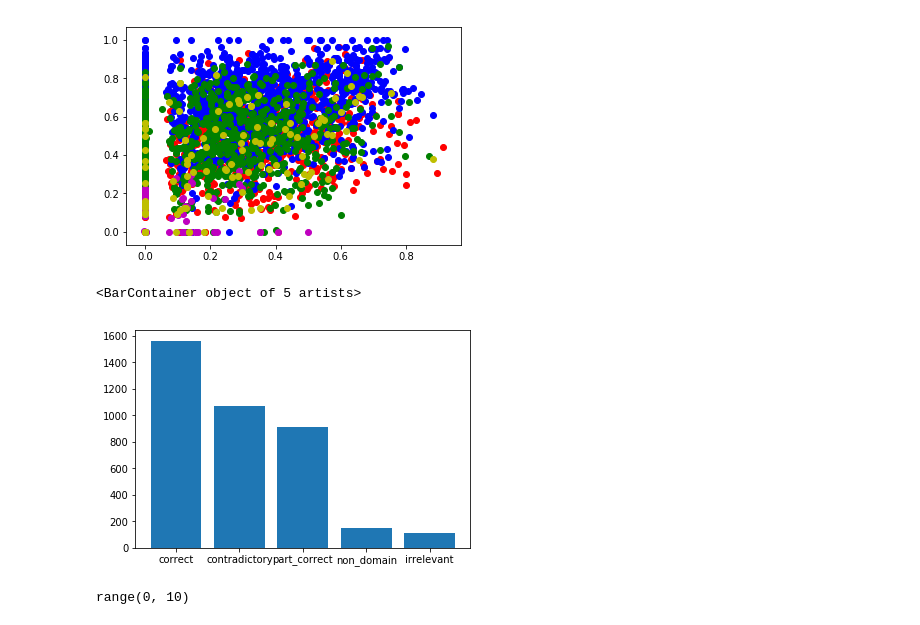
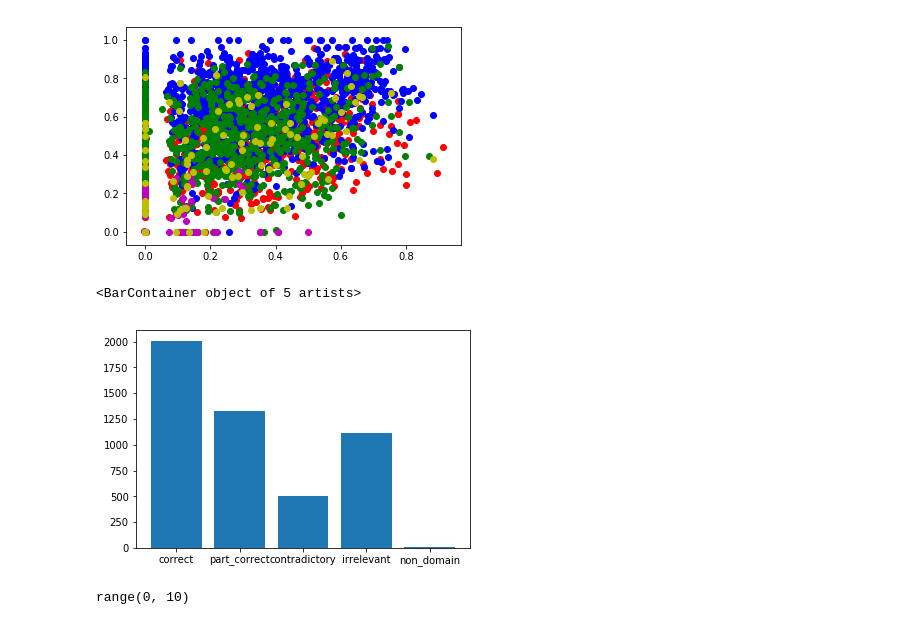
Before and after one commit to whwdreamsky/MoocTextClassify, a Jupyter notebook: model/plot.py.ipynb, the cells around one changed output. Cells and saved outputs as stored; diff of their text form; code cells hidden in the pictures.

```diff
--- a/model/plot.py.ipynb
+++ b/model/plot.py.ipynb
@@ -42,16 +42,18 @@ plt.show()
 # %%
 # 描述数据
 nums = []
 labels = ['correct','contradictory','partially_correct_incomplete','non_domain','irrelevant']
 
-name = ['correct','contradictory','part_correct','non_domain','irrelevant']
-for i in range(len(labels)):
-    x = X_train[np.where(Y_train==labels[i])]
-    nums.append(len(x))
+name = ['correct','part_correct','contradictory','irrelevant','non_domain']
+# for i in range(len(labels)):
+#     x = X_train[np.where(Y_train==labels[i])]
+#     nums.append(len(x))
+#nums = [1665,919,1049,113,195]
+nums = [2008,1324,499,1115,13]
 plt.bar(range(len(nums)),nums,tick_label=name)
 # %% [output]
 <BarContainer object of 5 artists>
-[figure, old version]
+[figure, new version]
 # %%
 range(10)
 # %% [output]
```
Also changed, not shown: 11 other files.
